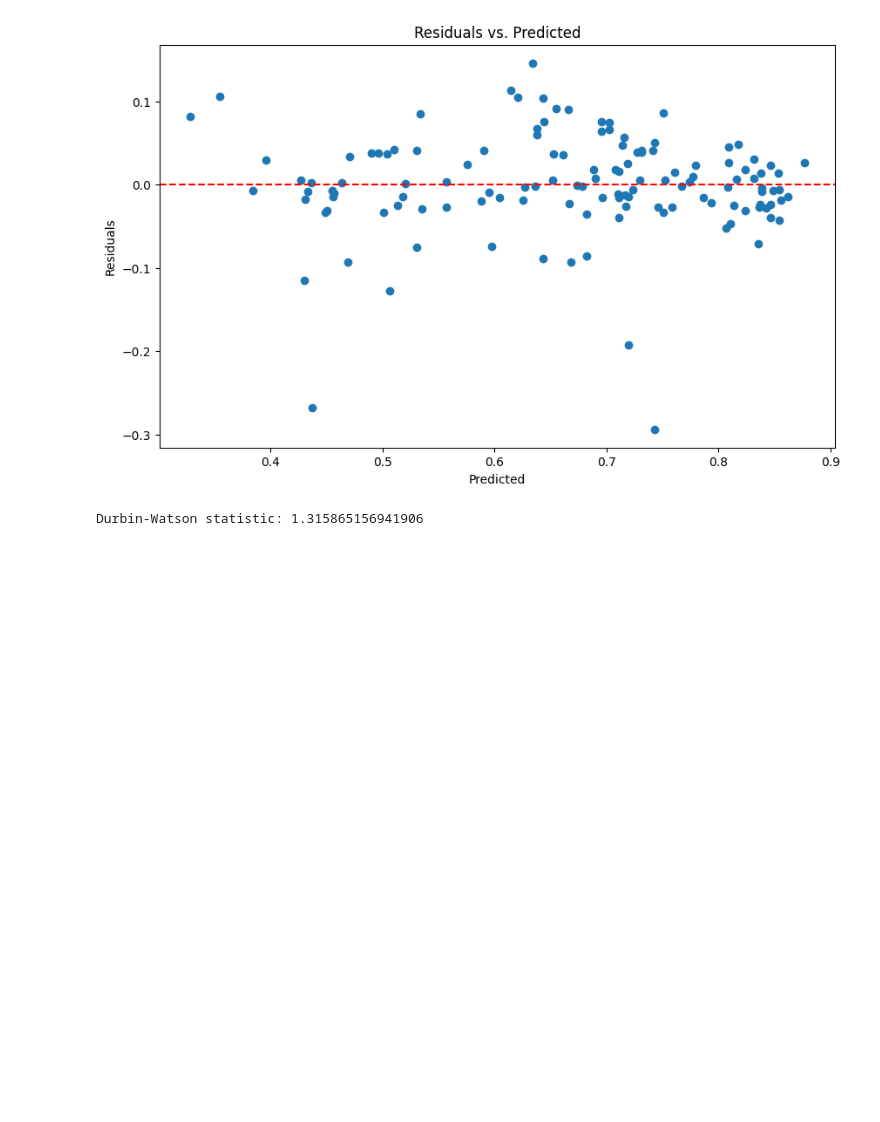
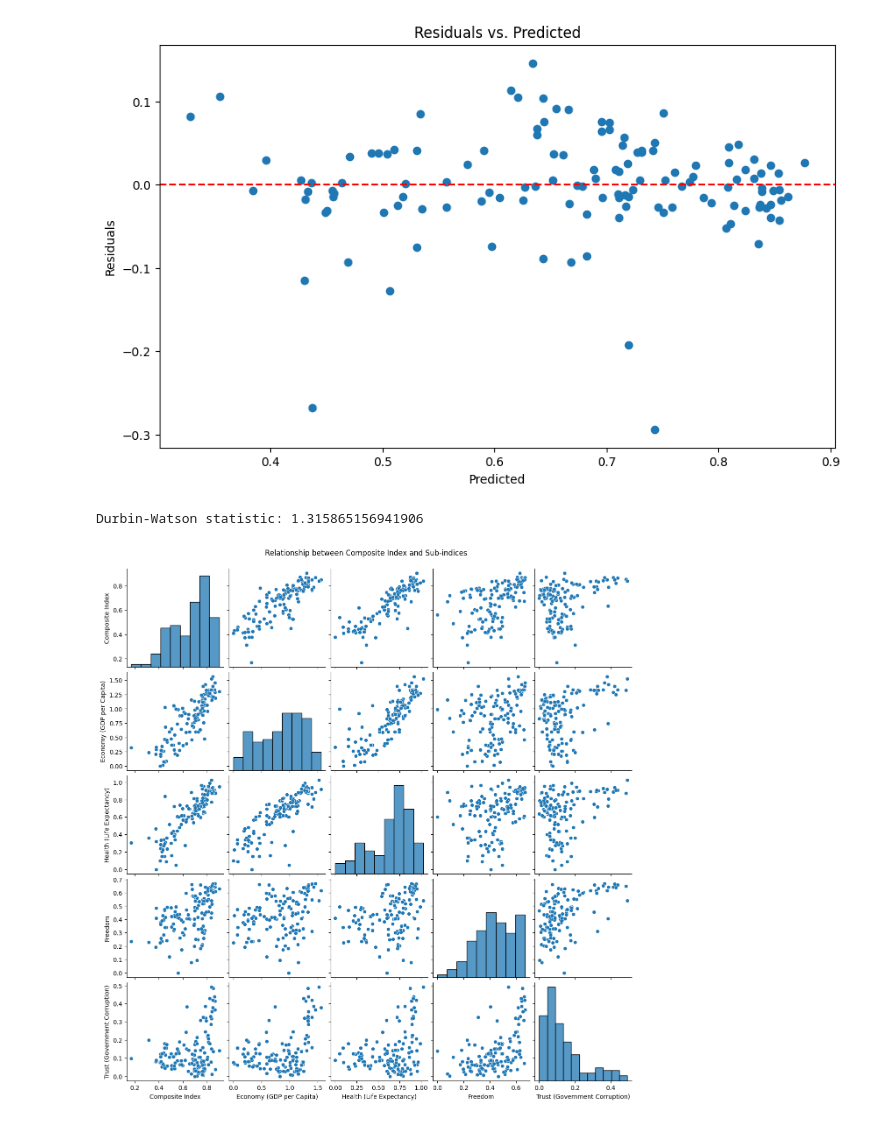
Before and after one commit to TanishAfre/Data-Analysis-Visualisation, a Jupyter notebook: main.ipynb, the cells around one changed output. Drawn from its saved outputs; the diff is of its cells as text; code cells hidden in the pictures; blank space fills up the shorter version.

Commit message:
Relationship between Composite Index and Sub-indices

```diff
--- a/main.ipynb
+++ b/main.ipynb
@@ -945,3 +945,18 @@ dw_stat = durbin_watson(model.resid)
 print("Durbin-Watson statistic:", dw_stat)
 # %% [output]
 Durbin-Watson statistic: 1.315865156941906
+# %%
+import pandas as pd
+import seaborn as sns
+import matplotlib.pyplot as plt
+
+
+# Select relevant columns
+columns = ['Composite Index', 'Economy (GDP per Capita)', 'Health (Life Expectancy)', 'Freedom', 'Trust (Government Corruption)']
+
+# Pairplot to visualize the relationships between composite index and sub-indices
+sns.pairplot(merged_data[columns])
+plt.suptitle('Relationship between Composite Index and Sub-indices', y=1.02)  # Adjust the title position
+plt.show()
+# %% [output]
+[figure, added]
```
